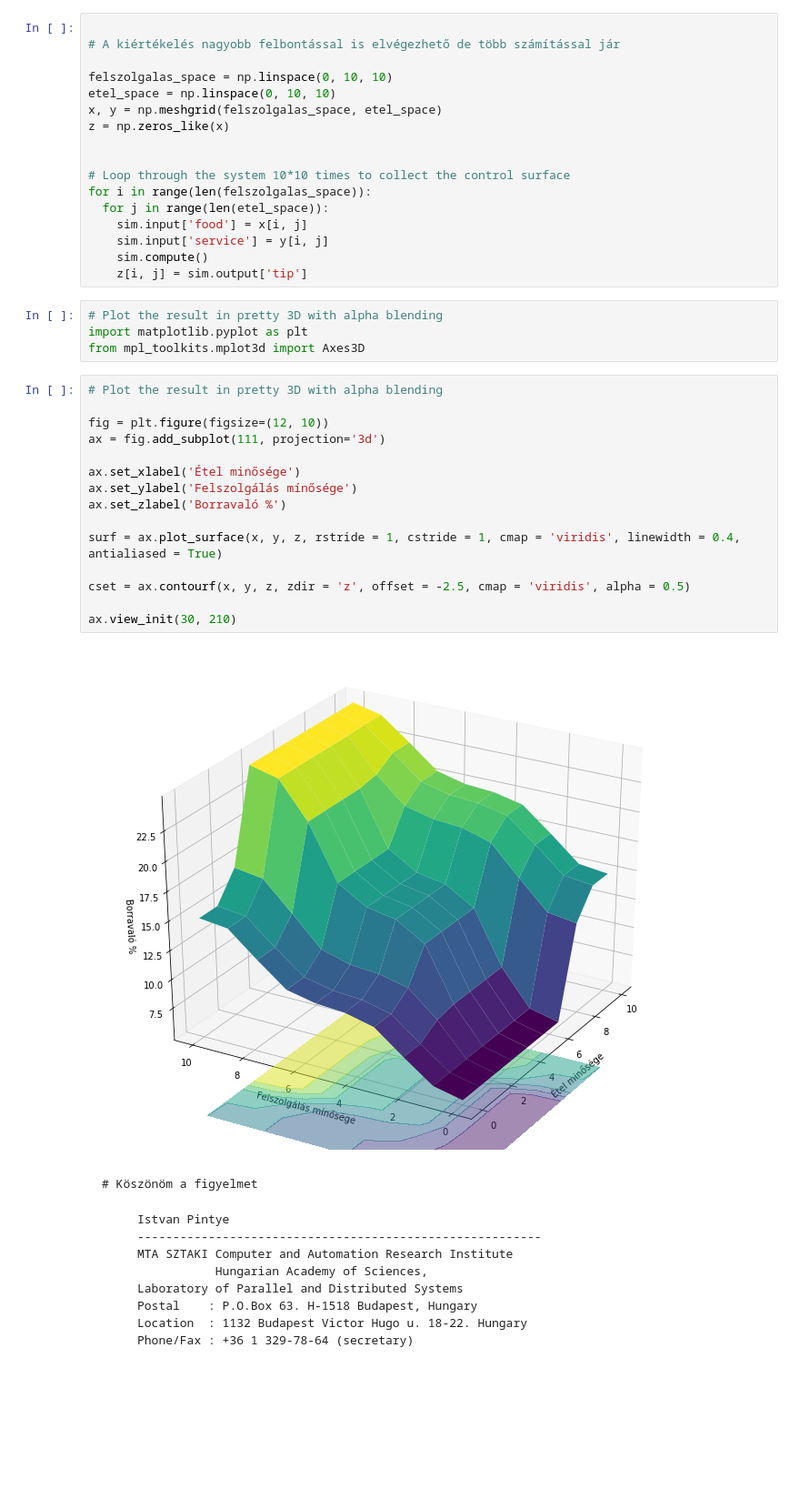
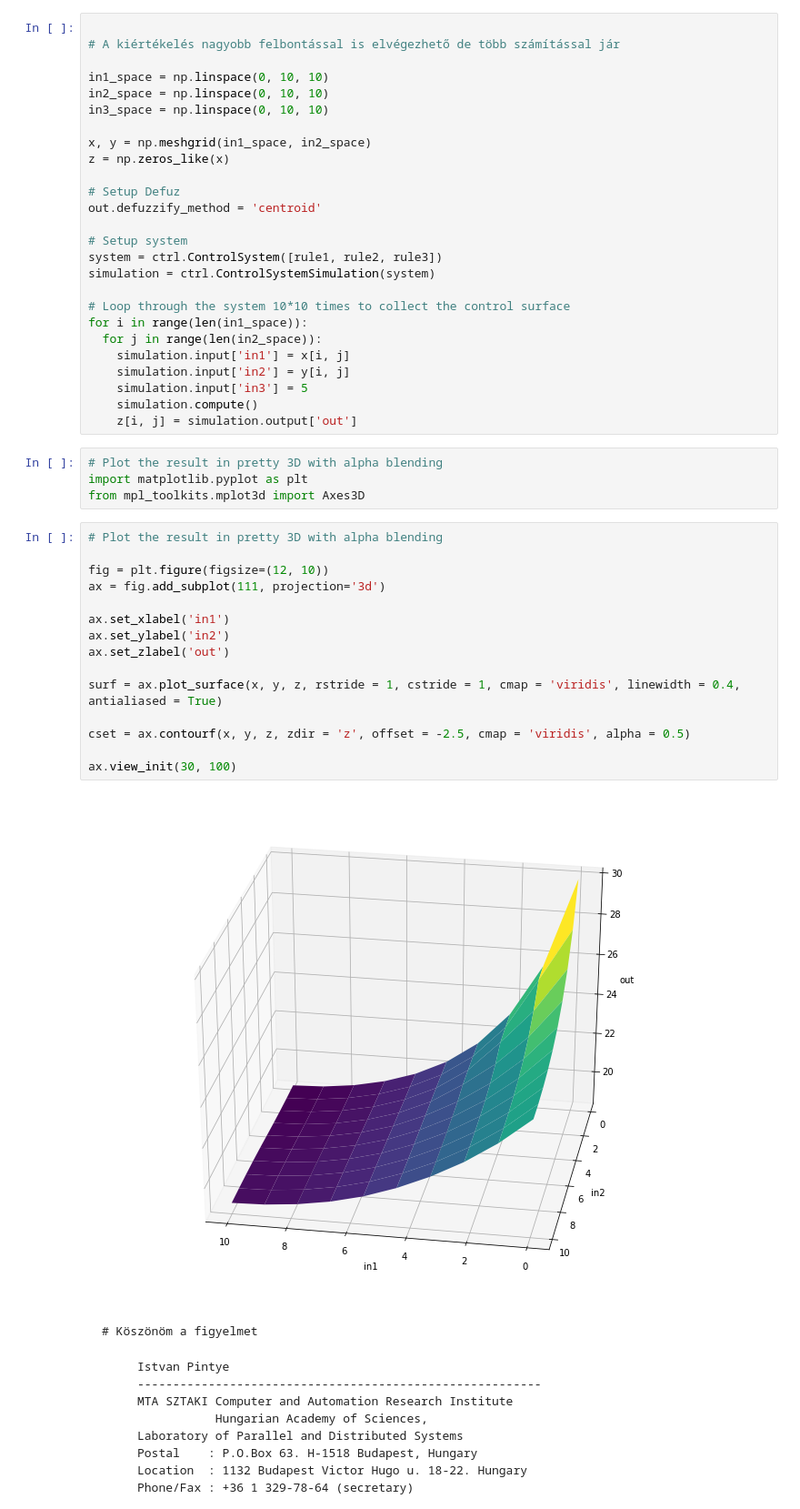
Before and after one commit to JoDeMiro/FuzzyBevezetes, a Jupyter notebook: Python_Fuzzy_SOM_LOM_MOM_COG.ipynb, the cells around one changed output. Shown at 91% size. Saved outputs shown, nothing was run; the diff lists cells and outputs as text; blank space fills up the shorter version.

````diff
--- a/Python_Fuzzy_SOM_LOM_MOM_COG.ipynb
+++ b/Python_Fuzzy_SOM_LOM_MOM_COG.ipynb
@@ -456,19 +456,28 @@ interactive(children=(IntSlider(value=3, description='in1_', max=10), IntSlider(
 
 # A kiértékelés nagyobb felbontással is elvégezhető de több számítással jár
 
-felszolgalas_space = np.linspace(0, 10, 10)
-etel_space = np.linspace(0, 10, 10)
-x, y = np.meshgrid(felszolgalas_space, etel_space)
+in1_space = np.linspace(0, 10, 10)
+in2_space = np.linspace(0, 10, 10)
+in3_space = np.linspace(0, 10, 10)
+
+x, y = np.meshgrid(in1_space, in2_space)
 z = np.zeros_like(x)
 
+# Setup Defuz
+out.defuzzify_method = 'centroid'
+
+# Setup system
+system = ctrl.ControlSystem([rule1, rule2, rule3])
+simulation = ctrl.ControlSystemSimulation(system)
 
 # Loop through the system 10*10 times to collect the control surface
-for i in range(len(felszolgalas_space)):
-  for j in range(len(etel_space)):
-    sim.input['food'] = x[i, j]
-    sim.input['service'] = y[i, j]
-    sim.compute()
-    z[i, j] = sim.output['tip']
+for i in range(len(in1_space)):
+  for j in range(len(in2_space)):
+    simulation.input['in1'] = x[i, j]
+    simulation.input['in2'] = y[i, j]
+    simulation.input['in3'] = 5
+    simulation.compute()
+    z[i, j] = simulation.output['out']
 # %%
 # Plot the result in pretty 3D with alpha blending
 import matplotlib.pyplot as plt
@@ -476,20 +485,20 @@ from mpl_toolkits.mplot3d import Axes3D
 # %%
 # Plot the result in pretty 3D with alpha blending
 
 fig = plt.figure(figsize=(12, 10))
 ax = fig.add_subplot(111, projection='3d')
 
-ax.set_xlabel('Étel minősége')
-ax.set_ylabel('Felszolgálás mínősége')
-ax.set_zlabel('Borravaló %')
+ax.set_xlabel('in1')
+ax.set_ylabel('in2')
+ax.set_zlabel('out')
 
 surf = ax.plot_surface(x, y, z, rstride = 1, cstride = 1, cmap = 'viridis', linewidth = 0.4, antialiased = True)
 
 cset = ax.contourf(x, y, z, zdir = 'z', offset = -2.5, cmap = 'viridis', alpha = 0.5)
 
-ax.view_init(30, 210)
+ax.view_init(30, 100)
 # %% [output]
-[figure, old version]
+[figure, new version]
 # %% [markdown]
 
 ```
````
